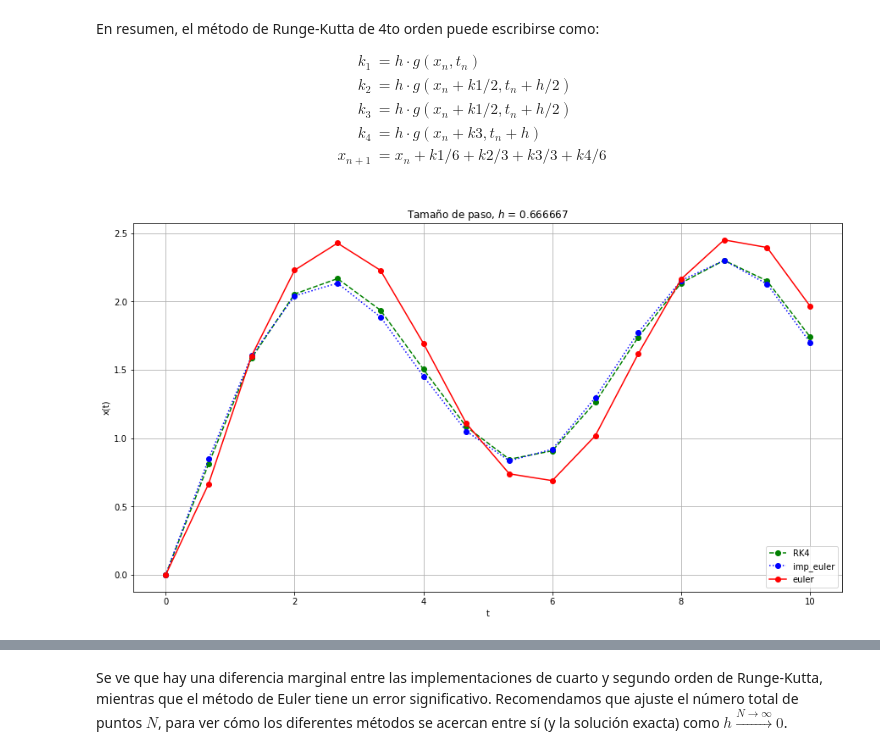
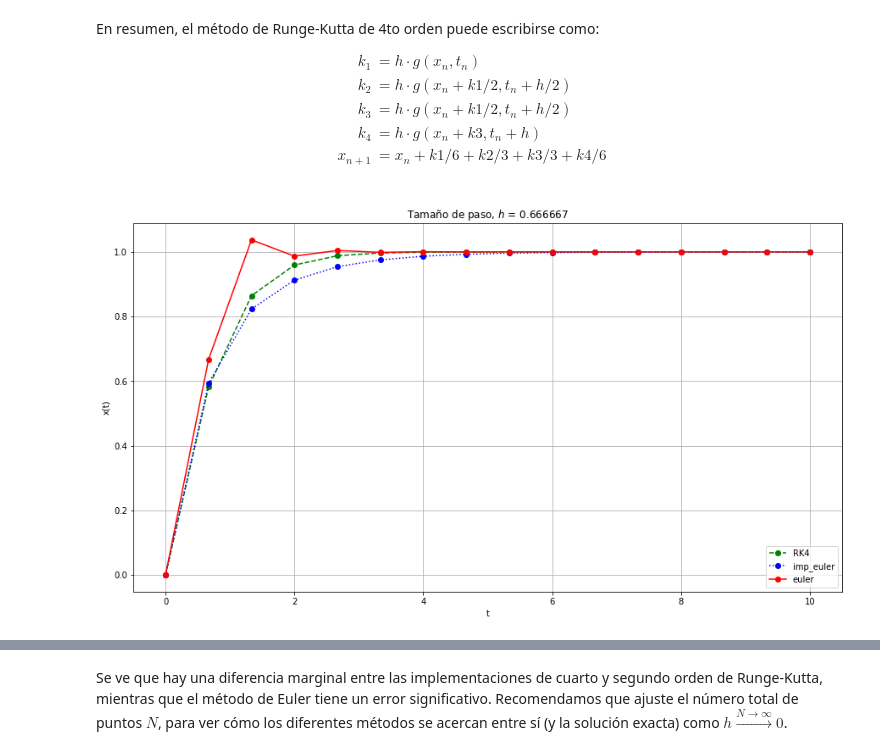
Before and after one commit to MarioBolanos/Modelado-y-Simulacion, a Jupyter notebook: Metodo_de_Runge_Kutta.ipynb, the cells around one changed output, grey strips where cells are left out. Saved outputs shown, nothing was run; the diff lists cells and outputs as text; code cells hidden in the pictures.

```diff
--- a/Metodo_de_Runge_Kutta.ipynb
+++ b/Metodo_de_Runge_Kutta.ipynb
@@ -208,28 +208,32 @@ def rk4(f,x0,t0,tN,N):
       x_4rk[n+1] = x_4rk[n] + k1/6 + k2/3 + k3/3 + k4/6
   return t,x_4rk
 # %%
+def fun(x_n,t_n):
+  return 1-x_n**2
+
 # Valores de simulación
 t0=0
 tN=10
 N= 15
 x0=0
 
 h_=(tN-t0)/N
 t3,x_4rk=rk4(fun,x0,t0,tN,N)
 t2,x_eu_imp=euler_imp(fun,x0,t0,tN,N)
 t1,x_euler=euler(fun,x0,t0,tN,N)
 
 plt.figure(figsize=(15,8))
 
 plt.plot(t3,x_4rk,'--go',label='RK4')
 plt.plot(t2,x_eu_imp,':bo',label='imp_euler')
 plt.plot(t1,x_euler,'-ro',label='euler')
+#plt.plot(t1,np.exp(-t1),'-ko',label='Análitica')
 
 
 plt.title(r'Tamaño de paso, $h$ = %f' % h_)
 plt.ylabel('x(t)')
 plt.xlabel('t')
 plt.legend(loc=4)
 plt.grid()
 # %% [output]
-[figure, old version]
+[figure, new version]
```
Also changed, not shown: parts of 1 cell of this notebook.
